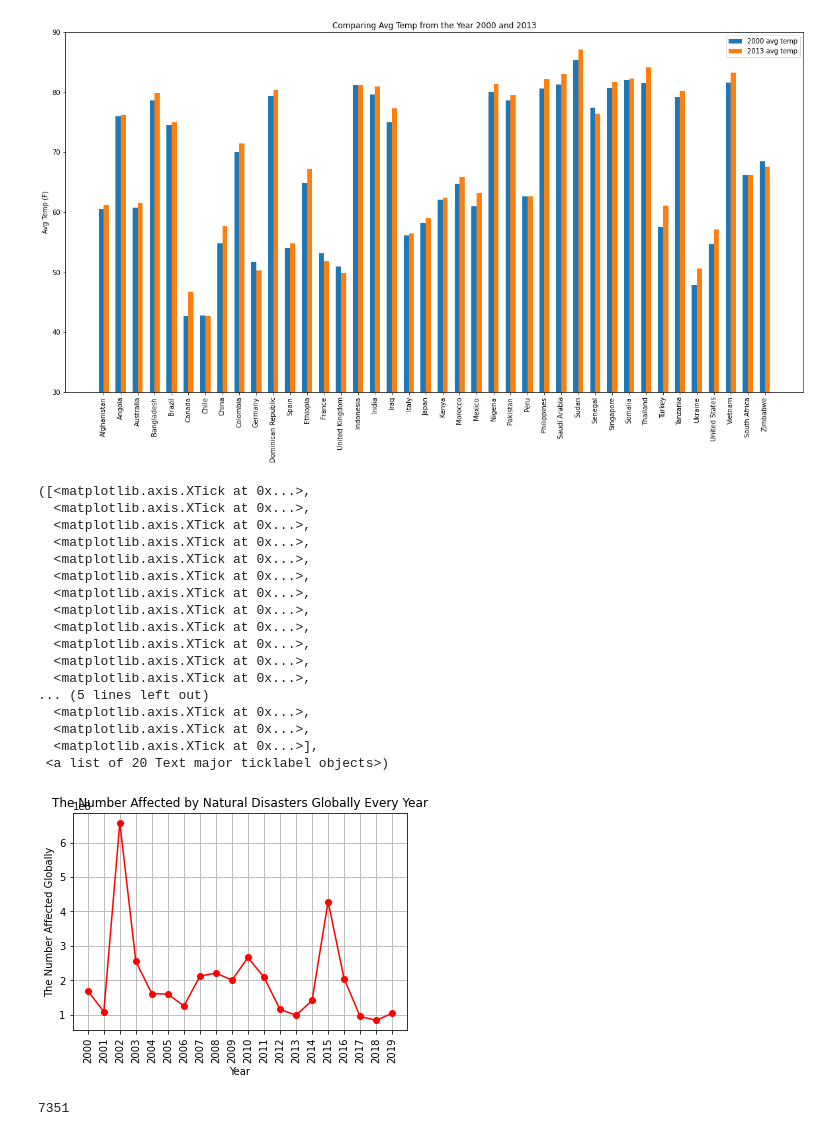
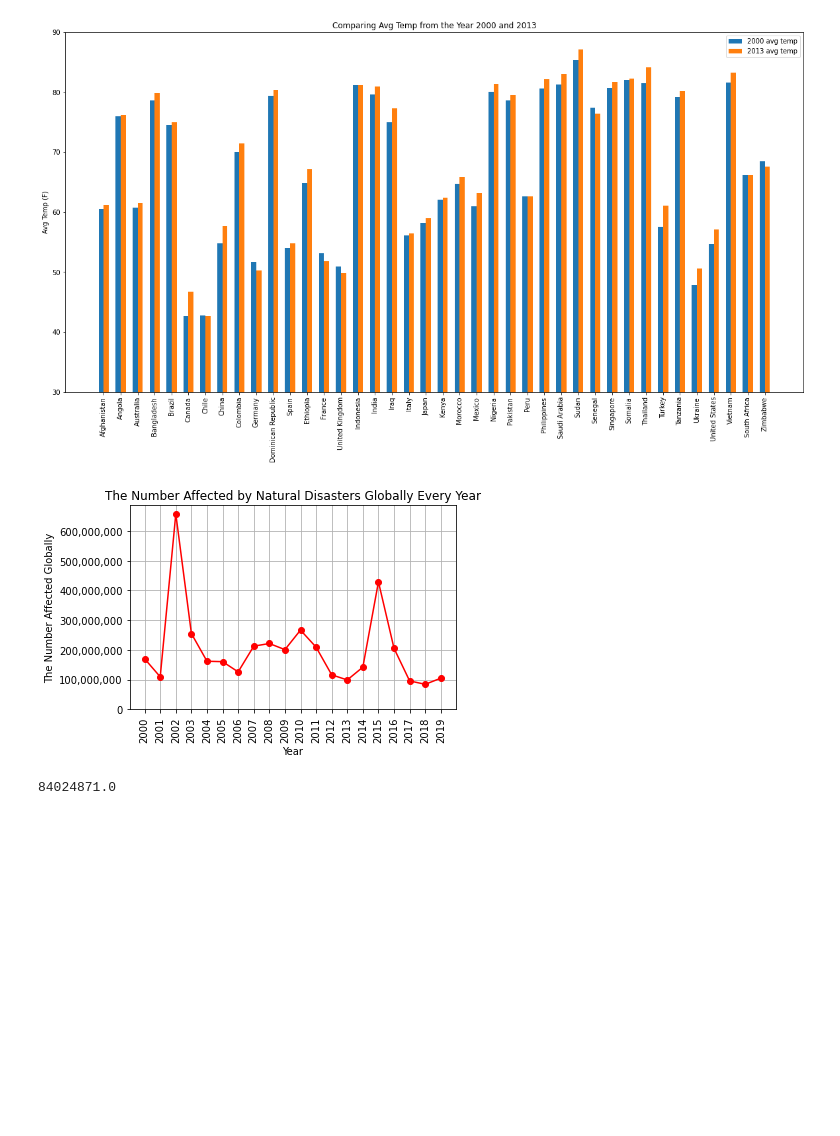
Before and after one commit to moriahtaylor1/climate-change-analysis, a Jupyter notebook: extreme_weather.ipynb, the cells around one changed output. Cells and saved outputs as stored; diff of their text form; code cells hidden in the pictures; blank space fills up the shorter version.

```diff
--- a/extreme_weather.ipynb
+++ b/extreme_weather.ipynb
@@ -86,46 +86,38 @@ plt.show()
 # %% [output]
 [figure]
 # %%
-#Calculate total affceted globally per year
+#formatting function
+def comma_format(x):
+    return '{:,}'.format(x)
+
+#Calculate total affected globally per year
 total_deaths_list = []
 years = disasters_cleandata['year'].unique()
 for year in years:
     subset = disasters_cleandata[disasters_cleandata['year']==year]
     total = np.sum(subset['total affected'])
     total_deaths_list.append(total)
 total_deaths_list
 
+y_tix = pd.Series(range(0,700000000, 100000000))
+y_lbls = y_tix.apply(comma_format)
+
 #Create line plot
 plt.plot(years, total_deaths_list, color='r', marker='o')
 plt.title("The Number Affected by Natural Disasters Globally Every Year")
 plt.ylabel("The Number Affected Globally")
 plt.xlabel("Year")
+plt.xticks(years, rotation="vertical")
+plt.yticks(y_tix, labels=y_lbls)
 plt.grid(True)
+plt.tight_layout()
 plt.savefig("Images/NatDisaster_deaths.png")
-plt.xticks(years, rotation="vertical")
 # %% [output]
-([<matplotlib.axis.XTick at 0x...>,
-  <matplotlib.axis.XTick at 0x...>,
-  <matplotlib.axis.XTick at 0x...>,
-  <matplotlib.axis.XTick at 0x...>,
-  <matplotlib.axis.XTick at 0x...>,
-  <matplotlib.axis.XTick at 0x...>,
-  <matplotlib.axis.XTick at 0x...>,
-  <matplotlib.axis.XTick at 0x...>,
-  <matplotlib.axis.XTick at 0x...>,
-  <matplotlib.axis.XTick at 0x...>,
-  <matplotlib.axis.XTick at 0x...>,
-  <matplotlib.axis.XTick at 0x...>,
-... (5 lines left out)
-  <matplotlib.axis.XTick at 0x...>,
-  <matplotlib.axis.XTick at 0x...>,
-  <matplotlib.axis.XTick at 0x...>],
- <a list of 20 Text major ticklabel objects>)
-[figure, old version]
+[figure, new version]
-# %%
-len(disasters_cleandata['year'])
-# %% [output]
-7351
+# %%
+min(total_deaths_list)
+# %% [output]
+84024871.0
 # %%
 #Calculate total disasters globally per year
 total_disasters_list = []
```
Also changed, not shown: parts of 1 cell of this notebook.
